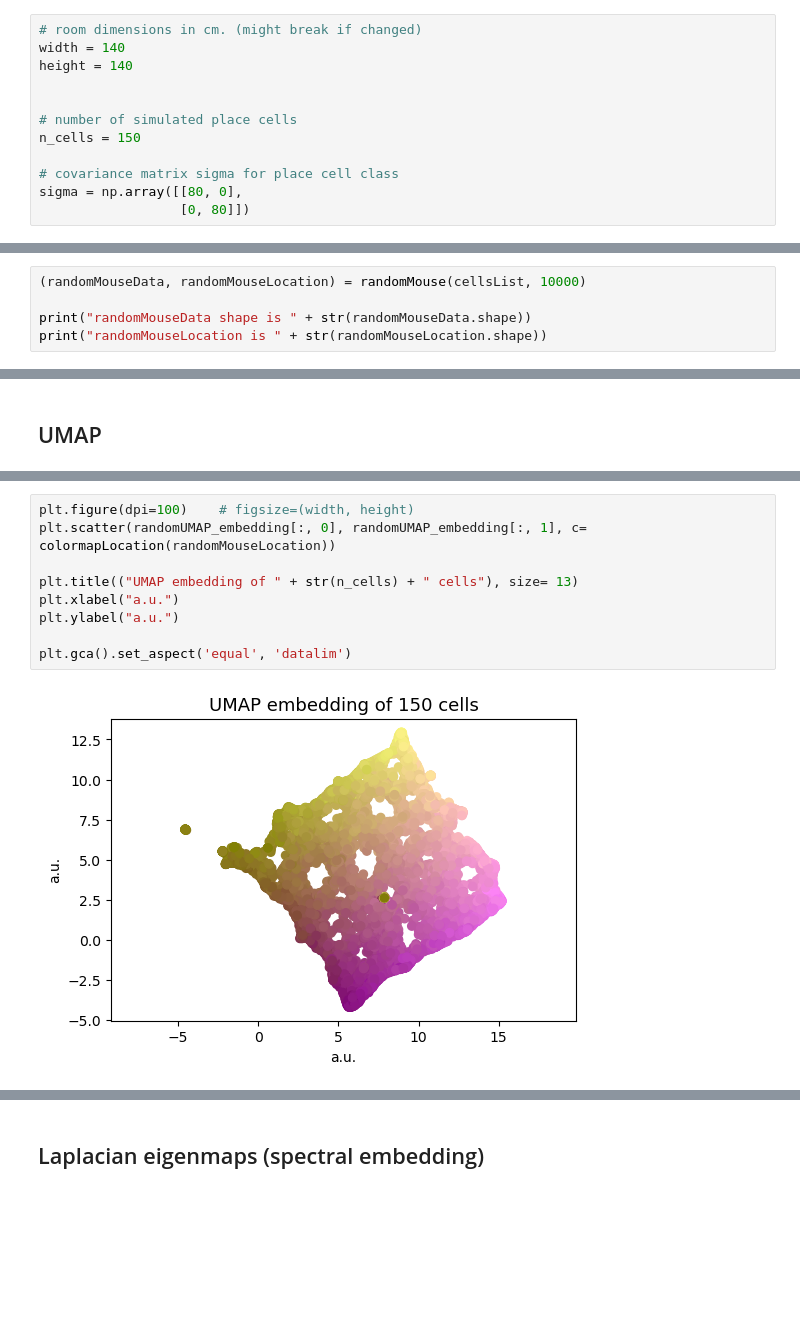
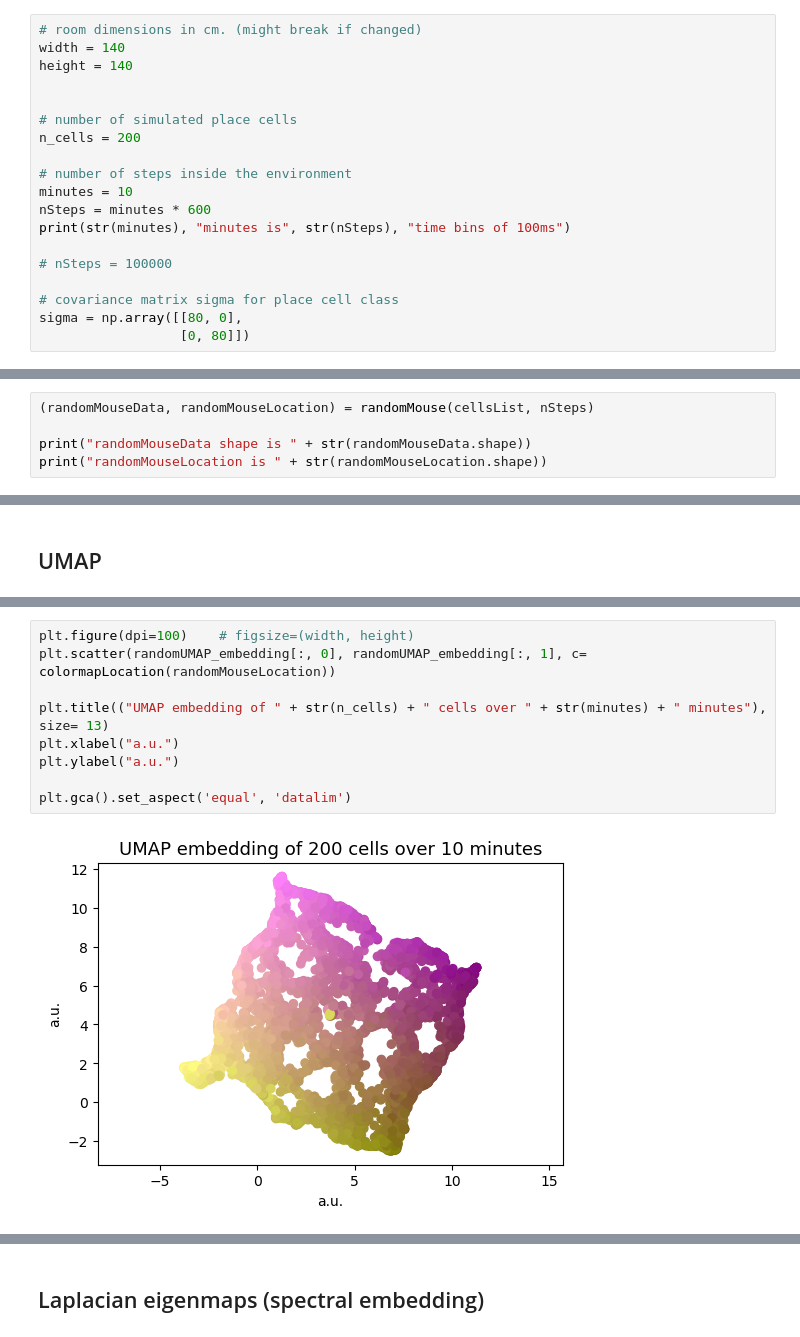
Before and after one commit to jambormike/neurons_dimensionality_reduction, a Jupyter notebook: simulation_and_reduction_random_only.ipynb, the cells around one changed output, grey strips where cells are left out. Cells and saved outputs as stored; diff of their text form; blank space fills up the shorter version.

```diff
--- a/simulation_and_reduction_random_only.ipynb
+++ b/simulation_and_reduction_random_only.ipynb
@@ -26,7 +26,14 @@ height = 140
 
 
 # number of simulated place cells
-n_cells = 150
+n_cells = 200
+
+# number of steps inside the environment
+minutes = 10
+nSteps = minutes * 600
+print(str(minutes), "minutes is", str(nSteps), "time bins of 100ms")
+
+# nSteps = 100000
 
 # covariance matrix sigma for place cell class
 sigma = np.array([[80, 0],
@@ -191,7 +203,7 @@ def randomMouse(cellsList, nSteps, height= height, width= width):
 
     return (data, dataLocation)
 # %%
-(randomMouseData, randomMouseLocation) = randomMouse(cellsList, 10000)
+(randomMouseData, randomMouseLocation) = randomMouse(cellsList, nSteps)
 
 print("randomMouseData shape is " + str(randomMouseData.shape))
 print("randomMouseLocation is " + str(randomMouseLocation.shape))
@@ -296,14 +308,14 @@ print(randomUMAP_embedding.shape)
 # %%
 plt.figure(dpi=100)    # figsize=(width, height)
 plt.scatter(randomUMAP_embedding[:, 0], randomUMAP_embedding[:, 1], c= colormapLocation(randomMouseLocation))
 
-plt.title(("UMAP embedding of " + str(n_cells) + " cells"), size= 13)
+plt.title(("UMAP embedding of " + str(n_cells) + " cells over " + str(minutes) + " minutes"), size= 13)
 plt.xlabel("a.u.")
 plt.ylabel("a.u.")
 
 plt.gca().set_aspect('equal', 'datalim')
 # %% [output]
-[figure, old version]
+[figure, new version]
 # %%
 ## PCA on  master UMAP
 
```
Also changed, not shown: parts of 27 cells of this notebook, 10 other files.
